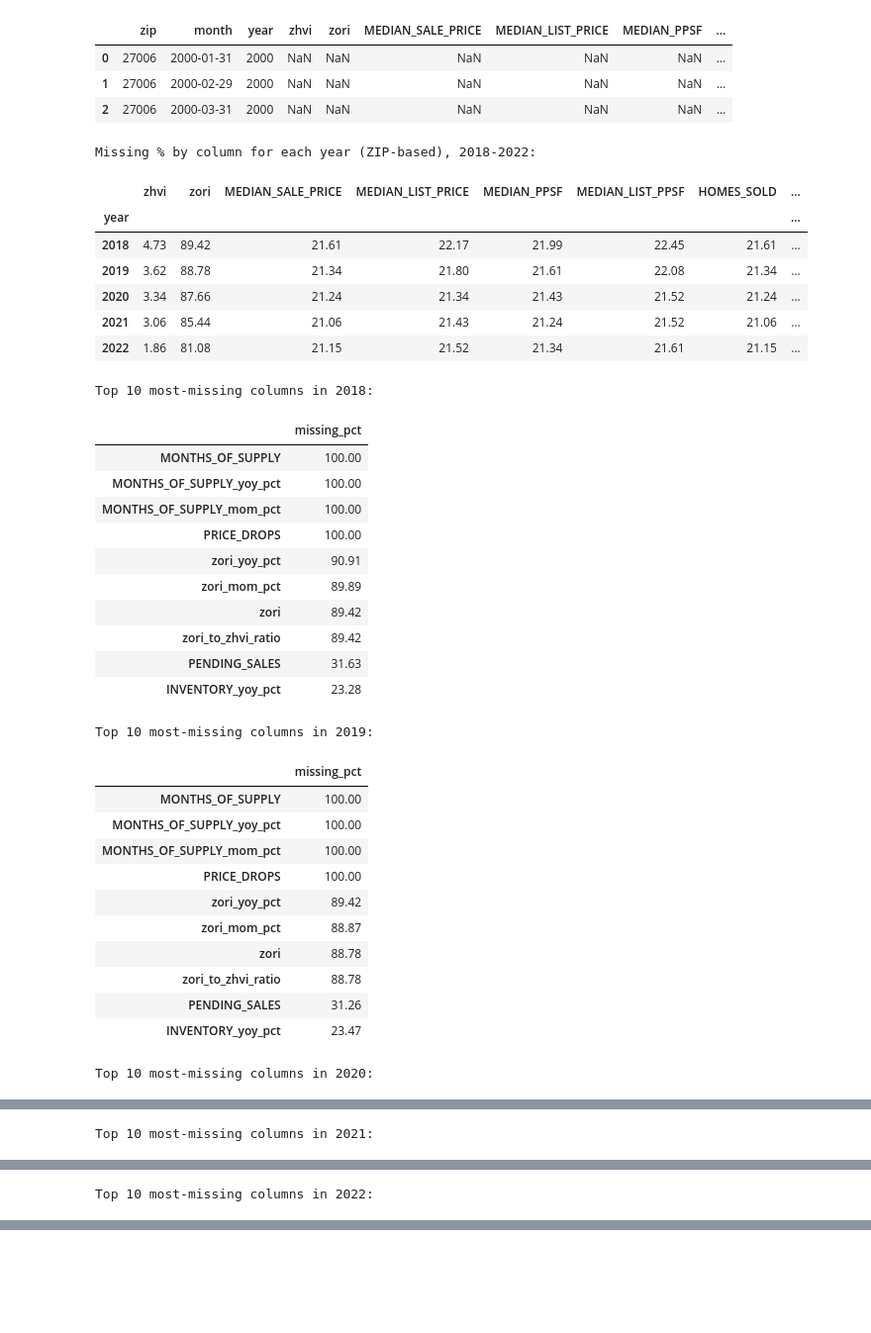
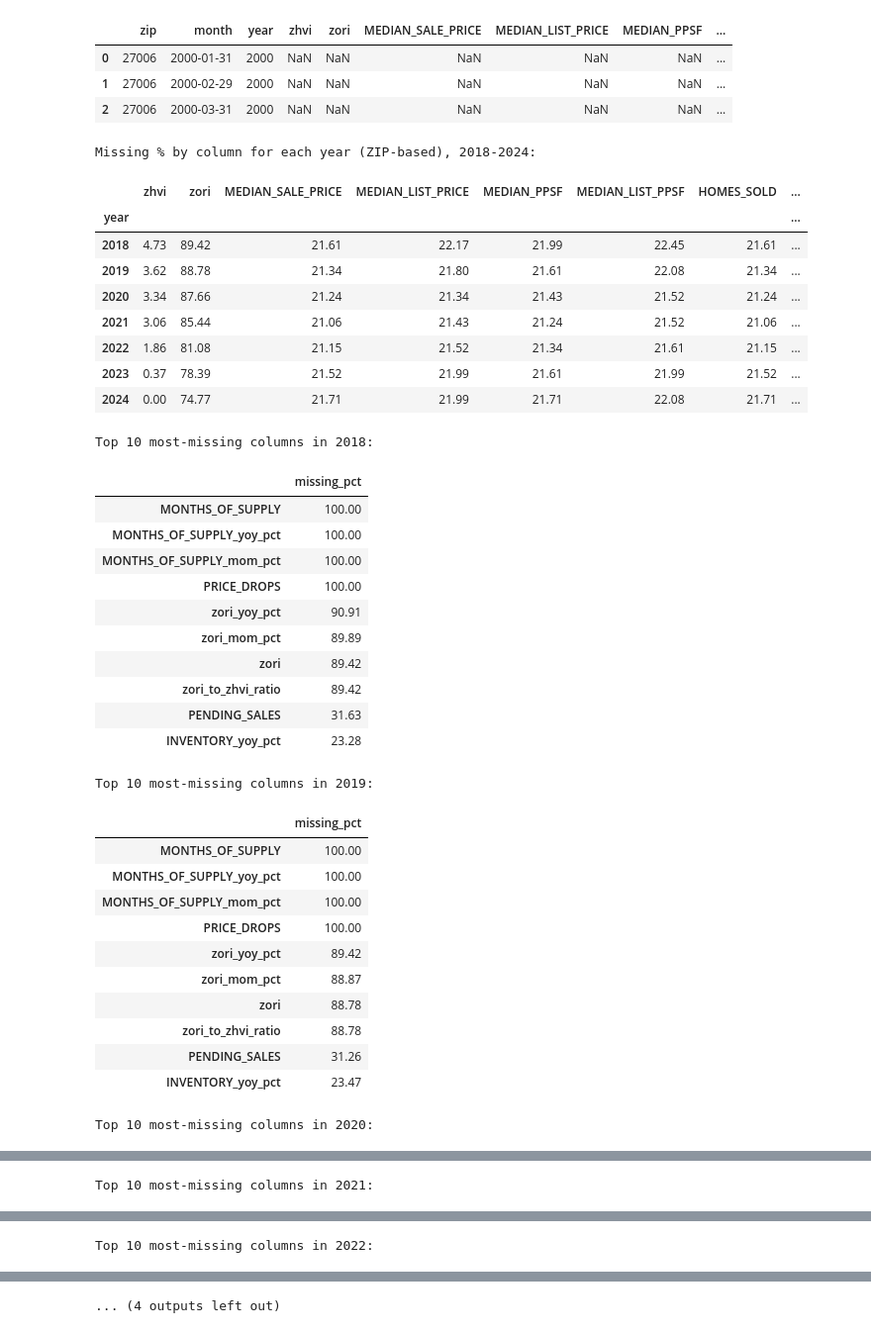
Before and after one commit to timagonch/Property_Investment_Helper, a Jupyter notebook: notebooks/exploration.ipynb, the cells around one changed output, grey strips where cells are left out. Shown at 99% size. Cells and saved outputs as stored; diff of their text form; code cells hidden in the pictures; blank space fills up the shorter version.

```diff
--- a/notebooks/exploration.ipynb
+++ b/notebooks/exploration.ipynb
@@ -19,7 +19,7 @@ df.head(3)
 | 1 | 27006 | 2000-02-29 | 2000 | NaN | NaN | NaN | NaN | NaN | ... |
 | 2 | 27006 | 2000-03-31 | 2000 | NaN | NaN | NaN | NaN | NaN | ... |
 # %%
-# Missingness by column (%), measured across ZIPs for each year (2018-2022).
+# Missingness by column (%), measured across ZIPs for each year (2018-2024).
 if "df" not in globals():
     DATA_PATH = "../data/processed/consolidated_zip_month.csv"
     df = pd.read_csv(DATA_PATH)
@@ -29,38 +29,40 @@ work["zip"] = work["zip"].astype(str).str.zfill(5)
 work["month"] = pd.to_datetime(work["month"], errors="coerce")
 work = work.dropna(subset=["month"])
 
-# Keep only 2018-01 through 2022-12.
-work = work[(work["month"] >= "2018-01-01") & (work["month"] <= "2022-12-31")].copy()
+# Keep only 2018-01 through 2024-12.
+work = work[(work["month"] >= "2018-01-01") & (work["month"] <= "2024-12-31")].copy()
 work["year"] = work["month"].dt.year
 
 exclude_cols = {"zip", "month", "year"}
 feature_cols = [c for c in work.columns if c not in exclude_cols]
 
 # For each (year, zip), mark whether a column has at least one non-null value in that year.
 zip_year_has_data = work.groupby(["year", "zip"], as_index=True)[feature_cols].agg(
     lambda s: s.notna().any()
  )
 
 # Convert coverage to missingness percentage by year across ZIPs.
 missing_pct_by_year = (1 - zip_year_has_data.groupby(level="year").mean()) * 100
 missing_pct_by_year = missing_pct_by_year.sort_index().round(2)
 
-print("Missing % by column for each year (ZIP-based), 2018-2022:")
+print("Missing % by column for each year (ZIP-based), 2018-2024:")
 display(missing_pct_by_year)
 
 # Optional: top 10 most-missing columns per year.
 for yr in missing_pct_by_year.index:
     print(f"\nTop 10 most-missing columns in {yr}:")
     display(missing_pct_by_year.loc[yr].sort_values(ascending=False).head(10).to_frame("missing_pct"))
 # %% [output]
-Missing % by column for each year (ZIP-based), 2018-2022:
+Missing % by column for each year (ZIP-based), 2018-2024:
 |  | zhvi | zori | MEDIAN_SALE_PRICE | MEDIAN_LIST_PRICE | MEDIAN_PPSF | MEDIAN_LIST_PPSF | HOMES_SOLD | ... |
 | year |  |  |  |  |  |  |  | ... |
 | 2018 | 4.73 | 89.42 | 21.61 | 22.17 | 21.99 | 22.45 | 21.61 | ... |
 | 2019 | 3.62 | 88.78 | 21.34 | 21.80 | 21.61 | 22.08 | 21.34 | ... |
 | 2020 | 3.34 | 87.66 | 21.24 | 21.34 | 21.43 | 21.52 | 21.24 | ... |
 | 2021 | 3.06 | 85.44 | 21.06 | 21.43 | 21.24 | 21.52 | 21.06 | ... |
 | 2022 | 1.86 | 81.08 | 21.15 | 21.52 | 21.34 | 21.61 | 21.15 | ... |
+| 2023 | 0.37 | 78.39 | 21.52 | 21.99 | 21.61 | 21.99 | 21.52 | ... |
+| 2024 | 0.00 | 74.77 | 21.71 | 21.99 | 21.71 | 22.08 | 21.71 | ... |
 Top 10 most-missing columns in 2018:
 |  | missing_pct |
 | MONTHS_OF_SUPPLY | 100.00 |
@@ -121,6 +123,7 @@ Top 10 most-missing columns in 2022:
 | zori_to_zhvi_ratio | 81.08 |
 | PENDING_SALES | 31.26 |
 | INVENTORY_yoy_pct | 22.73 |
+... (4 outputs left out)
 # %%
 import numpy as np
 import pandas as pd
```
Also changed, not shown: parts of 8 cells of this notebook, 35 other files.
